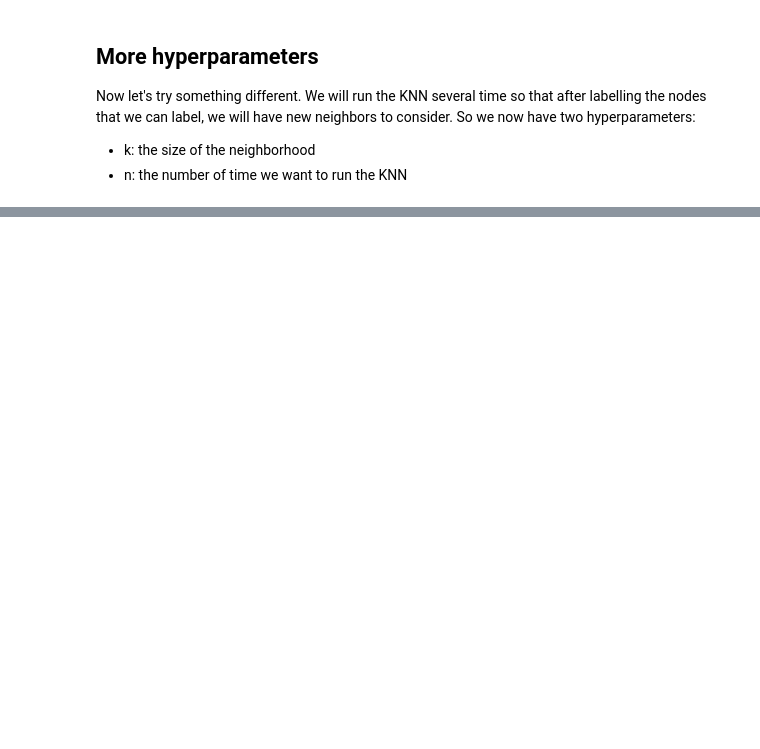
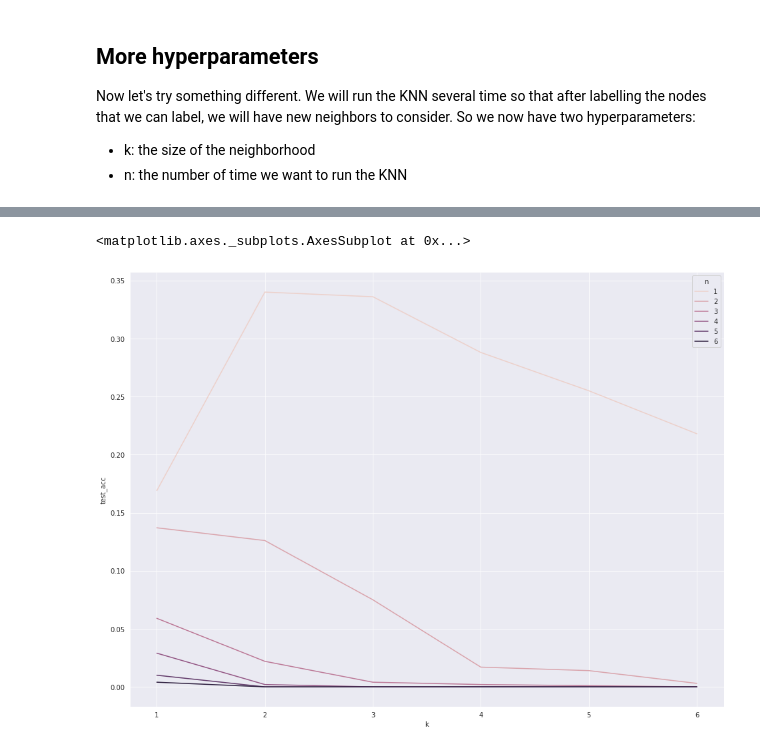
Before and after one commit to achrafash/gnn-receptive-fields, a Jupyter notebook: 00_knn_cora.ipynb, the cells around one changed output, grey strips where cells are left out. Drawn from its saved outputs; the diff is of its cells as text; code cells hidden in the pictures; blank space fills up the shorter version.

```diff
--- a/00_knn_cora.ipynb
+++ b/00_knn_cora.ipynb
@@ -218,34 +310,40 @@ def get_all_k_hop_neighborhoods(k:int, adj: torch.tensor) -> dict:
 # %%
-def run_and_label(k: int, labels:list, k_hop_nebs: dict):
-    test_acc, num_test_nodes, num_no_neighbors = 0, 0, 0
-    new_labels = labels.copy()
+def run_and_label(labels:list, neb:torch.tensor):
+    """Run KNN on test set with already labelled nodes and returns the new
+    labels, updated accuracy and the number of nodes from the test set that do not have neighbors from the training set.
+
+    Args:
+        - labels [num_nodes]: all the labels where unlabelled nodes are set to -1
+        - neb [num_nodes, num_nodes]: neighbors to consider (can be adjacency matrix or k-hop neighborhood)
+    """
+
+    test_acc, num_no_neighbors = 0, 0
+    new_labels = labels.clone()
 
     for i in range(G.num_nodes):
-        if G.test_mask[i]:
-            num_test_nodes += 1
-            neb_labels = []
-            # count all the labels from its neighbors
-            neb_labels = [labels[j] for j in k_hop_nebs[i] if labels[j] != -1]
+        if G.test_mask[i] and labels[i] == -1: # to avoid labelling nodes already labelled
+            neb_labels = labels[neb[i] * (labels!=-1) == 1] # nodes from the training set and labelled nodes only
 
             # find the most occurence in the neighborhood
             if len(neb_labels) != 0:
                 count = Counter(neb_labels)
-                pred = max(count, key=lambda x: d[x])
-                new_labels[i] = pred
+                pred = max(count, key=lambda x: count[x])
+                new_labels[i] = pred.item()
                 if pred == G.y[i]: test_acc += 1
             else:
                 num_no_neighbors += 1
 
     return new_labels, test_acc/num_test_nodes, num_no_neighbors
 # %%
+k_neb = get_k_hop_neighborhood(k=6, adj=A)
+
 results = pd.DataFrame(columns=['k', 'n', 'test_acc', 'no_neb'])
 id = 0
 
-for k in range(1, 4):
-    labels = [G.y[i].item() if G.train_mask[i] else -1 for i in range(G.num_nodes)]
-    k_hop_nebs = get_all_k_hop_neighborhoods(k, A)
-    for n in range(1, 4):
-        labels, test_acc, no_neb = run_and_label(k, labels, k_hop_nebs)
+for k in range(1, 7):
+    labels = torch.where(G.train_mask, G.y, -1)
+    for n in range(1, 7):
+        labels, test_acc, no_neb = run_and_label(labels, neb=k_neb[k-1])
         results.loc[id] = {'k':k, 'n':n, 'test_acc': test_acc, 'no_neb': no_neb}
         id += 1
 
@@ -266,0 +389,7 @@ Let's see how deep we can go before we losing accuracy:
+# %%
+plt.figure(figsize=(16, 12))
+
+sns.lineplot(x='k', y='test_acc', data=results, hue='n')
+# %% [output]
+<matplotlib.axes._subplots.AxesSubplot at 0x...>
+[figure, added]
```
Also changed, not shown: parts of 26 cells of this notebook.
